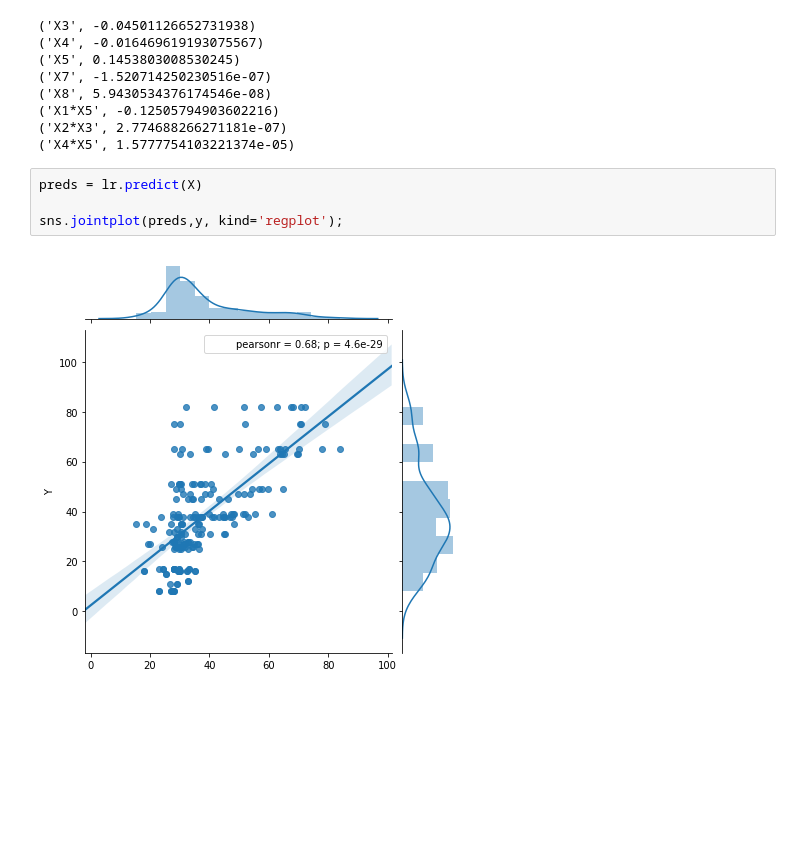
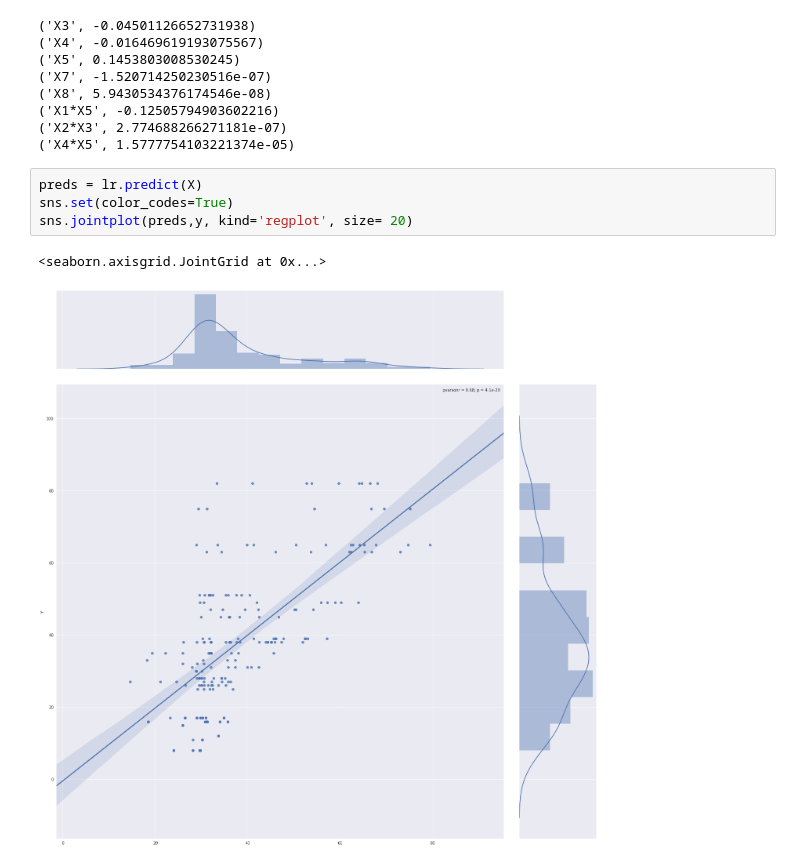
Before and after one commit to filippomedri/nextsuperhero, a Jupyter notebook: model_evaluation.ipynb, the cells around one changed output. Saved outputs shown, nothing was run; the diff lists cells and outputs as text; blank space fills up the shorter version.

Commit message:
Update graphs

```diff
--- a/model_evaluation.ipynb
+++ b/model_evaluation.ipynb
@@ -145,7 +145,8 @@ for tup in (list(zip(X.columns,clf.coef_))):
 ('X4*X5', 1.5777754103221374e-05)
 # %%
 preds = lr.predict(X)
-
-sns.jointplot(preds,y, kind='regplot');
+sns.set(color_codes=True)
+sns.jointplot(preds,y, kind='regplot', size= 20)
 # %% [output]
+<seaborn.axisgrid.JointGrid at 0x...>
-[figure, old version]
+[figure, new version]
```
Also changed, not shown: parts of 4 cells of this notebook.
